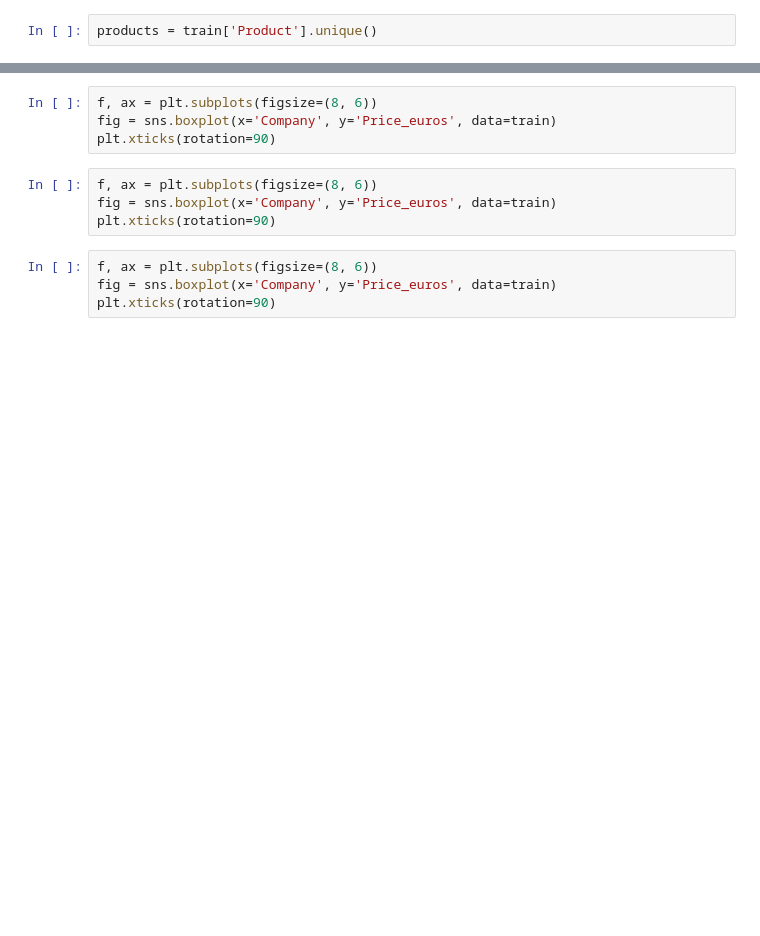
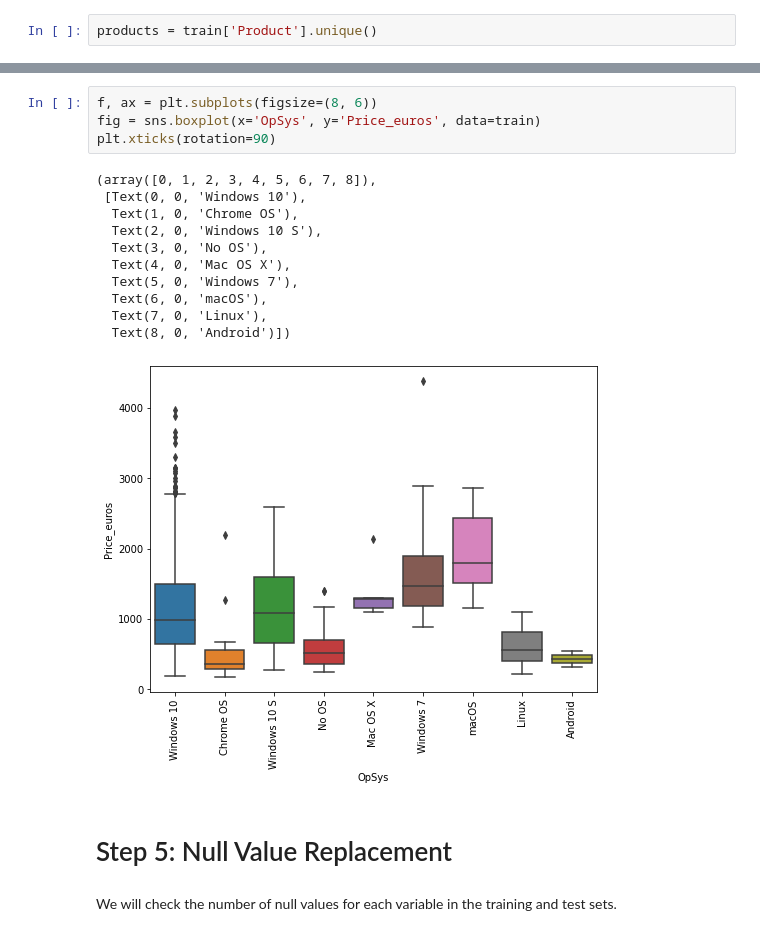
Before and after one commit to ryan-ferns/project_laptop_prices, a Jupyter notebook: laptop-prices-project.ipynb, the cells around one changed output, grey strips where cells are left out. Cells and saved outputs as stored; diff of their text form; blank space fills up the shorter version.

```diff
--- a/laptop-prices-project.ipynb
+++ b/laptop-prices-project.ipynb
@@ -430,12 +1337,21 @@ plt.xticks(rotation=90)
 # %%
 f, ax = plt.subplots(figsize=(8, 6))
-fig = sns.boxplot(x='Company', y='Price_euros', data=train)
+fig = sns.boxplot(x='OpSys', y='Price_euros', data=train)
 plt.xticks(rotation=90)
+# %% [output]
+(array([0, 1, 2, 3, 4, 5, 6, 7, 8]),
+ [Text(0, 0, 'Windows 10'),
+  Text(1, 0, 'Chrome OS'),
+  Text(2, 0, 'Windows 10 S'),
+  Text(3, 0, 'No OS'),
+  Text(4, 0, 'Mac OS X'),
+  Text(5, 0, 'Windows 7'),
+  Text(6, 0, 'macOS'),
+  Text(7, 0, 'Linux'),
+  Text(8, 0, 'Android')])
+[figure, added]
-# %%
-f, ax = plt.subplots(figsize=(8, 6))
-fig = sns.boxplot(x='Company', y='Price_euros', data=train)
-plt.xticks(rotation=90)
-# %%
-f, ax = plt.subplots(figsize=(8, 6))
-fig = sns.boxplot(x='Company', y='Price_euros', data=train)
-plt.xticks(rotation=90)
+# %% [markdown]
+# Step 5: Null Value Replacement
+# %% [markdown]
+We will check the number of null values for each variable
+in the training and test sets.
```
Also changed, not shown: parts of 108 cells of this notebook.
